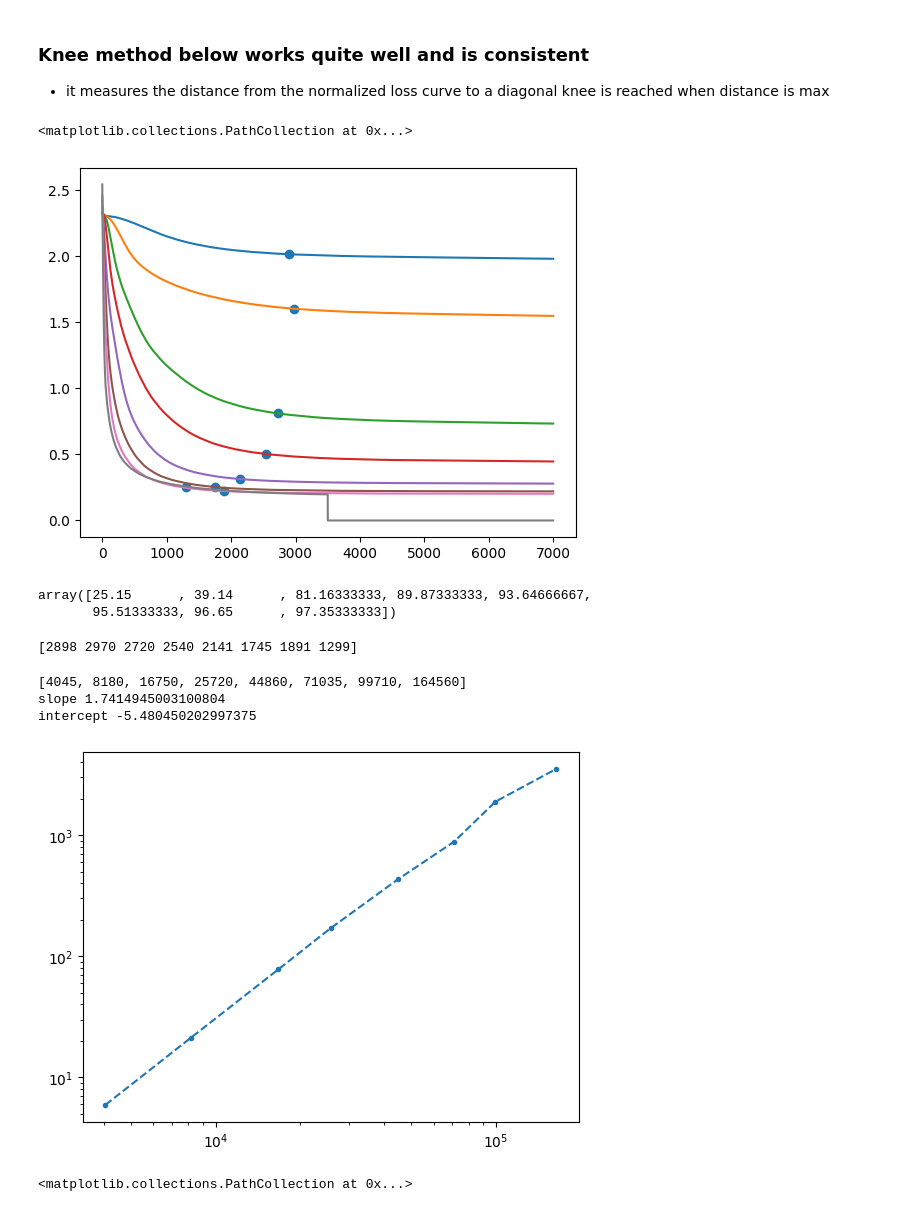
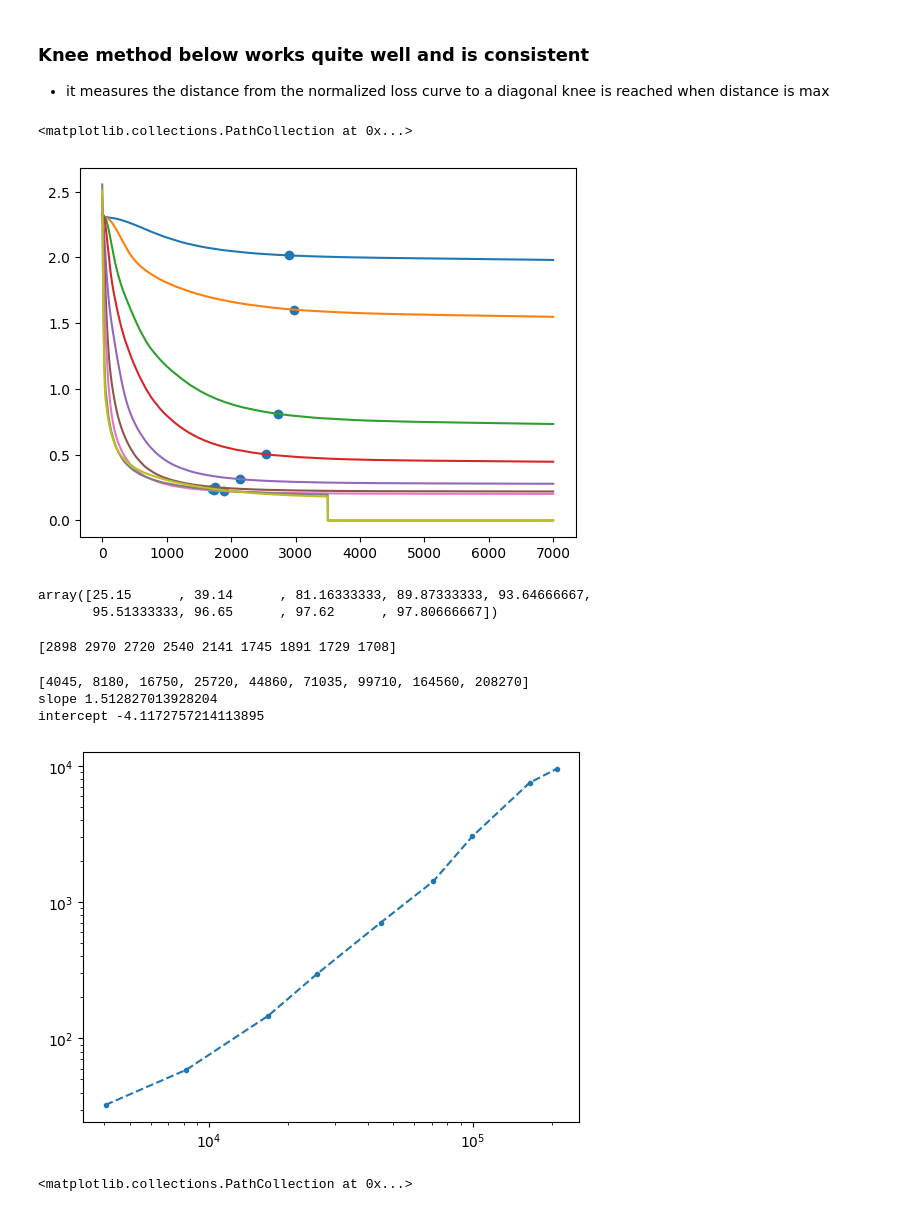
Before and after one commit to ASkalli/nonlinear_oscillator_network, a Jupyter notebook: MNIST/results/convergence_analysis.ipynb, the cells around one changed output. Cells and saved outputs as stored; diff of their text form; code cells hidden in the pictures.

```diff
--- a/MNIST/results/convergence_analysis.ipynb
+++ b/MNIST/results/convergence_analysis.ipynb
@@ -101,7 +101,7 @@ def knee_point_loglog(loss_curve):
     knee_idx = np.argmax(curvature)
     return knee_idx
 # %%
-N_neurons_vec = [5, 10, 20 ,30, 50, 75, 100, 150]
+N_neurons_vec = [5, 10, 20 ,30, 50, 75, 100,150,180]
 
 with gzip.open('paramscan_PNN_PEPG_MNIST_run1.pkl.gz', 'rb') as f:
     results1 = pickle.load(f)
@@ -146,7 +146,7 @@ plt.scatter(e_conv4,loss_vec[e_conv4])
 - it measures the distance from the normalized loss curve to a diagonal knee is reached when distance is max
 # %%
 
-N_neurons_vec = [5, 10, 20 ,30, 50, 75, 100,150]
+N_neurons_vec = [5, 10, 20 ,30, 50, 75, 100,150,180]
 
 
 test_loss_mat = np.zeros((len(N_neurons_vec),len(avg_results_PEPG[0]['test_loss'])))
@@ -184,41 +184,45 @@ plt.plot(test_loss_smooth_mat.T)
 plt.scatter(knee_idx_PEPG,loss_PEPG_conv)
 # %% [output]
 <matplotlib.collections.PathCollection at 0x...>
-[figure, old version]
+[figure, new version]
 # %%
 acc_PEPG_conv
 # %% [output]
 array([25.15      , 39.14      , 81.16333333, 89.87333333, 93.64666667,
-       95.51333333, 96.65      , 97.35333333])
+       95.51333333, 96.65      , 97.62      , 97.80666667])
 # %%
 print(knee_idx_PEPG)
 # %% [output]
-[2898 2970 2720 2540 2141 1745 1891 1299]
+[2898 2970 2720 2540 2141 1745 1891 1729 1708]
 # %%
 N_dim_vec_PEPG = []
 for k in range(len(avg_results_PEPG)):
     N_dim = int(avg_results_PEPG[k]['n_params'])
     N_dim_vec_PEPG.append(N_dim)
 #N_dim_vec = [4045, 8180, 16750, 25720, 44860, 71035, 99710, 164560]
 
 
 print(N_dim_vec_PEPG)
 # peak memory data below was measured with the following dcript in the terminal command with or without scalene  : "scalene --html memory_profile_PEPG.py" only need to change N_dim in the .py script repeatedly
 #added tracemalloc memory profiling because scalene does not monitor such a low memory usage per epoch
 
-PEPG_mem_perepoch = np.array([4.09,14.35,57.25,133.9,404.4,1012.13,1994.5,5422])/2/1000 #RSS delta cost in GB more accurate, divide by 2 bcause float32 not 64
+#PEPG_mem_perepoch = np.array([4.09,14.35,57.25,133.9,404.4,1012.13,1994.5,5422])/2/1000 #RSS delta cost in GB more accurate, divide by 2 bcause float32 not 64
+
+#PEPG_mem_perepoch = np.array([10.173,15.295 ,36.797 , 76.5, 209.9,513.4, 1005.5,2720.037])/1000 #with peak mem CUDA torch profiler
+PEPG_mem_perepoch = np.array([11.2,19.76,53.82,117.27,330.8,816.62,1603.96,4347.31,5566.28])/1000 #with peak mem CUDA torch profiler
+
 
 PEPG_cost_to_conv = PEPG_mem_perepoch * knee_idx_PEPG
 plt.loglog(N_dim_vec_PEPG,PEPG_cost_to_conv,'--.')
 
 a_PEPG, b_PEPG = np.polyfit(np.log10(N_dim_vec_PEPG), np.log10(PEPG_cost_to_conv), 1)  # linear fit
 print(f'slope {a_PEPG}')
 print(f'intercept {b_PEPG}')
 # %% [output]
-[4045, 8180, 16750, 25720, 44860, 71035, 99710, 164560]
-slope 1.7414945003100804
-intercept -5.480450202997375
+[4045, 8180, 16750, 25720, 44860, 71035, 99710, 164560, 208270]
+slope 1.512827013928204
+intercept -4.1172757214113895
-[figure, old version]
+[figure, new version]
 # %%
 N_neurons_vec = [5, 10, 20 ,30, 50, 75, 100,150,250]
 
```
Also changed, not shown: parts of 14 cells of this notebook, 27 other files.
